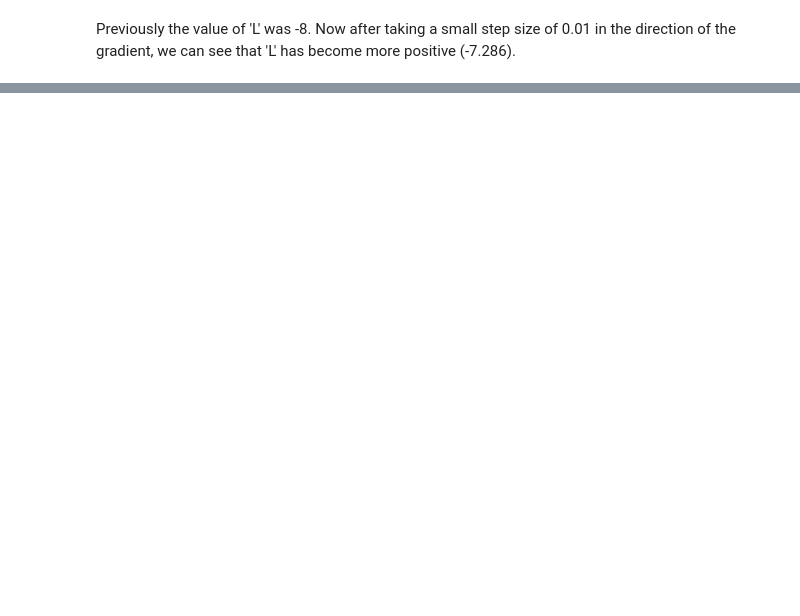
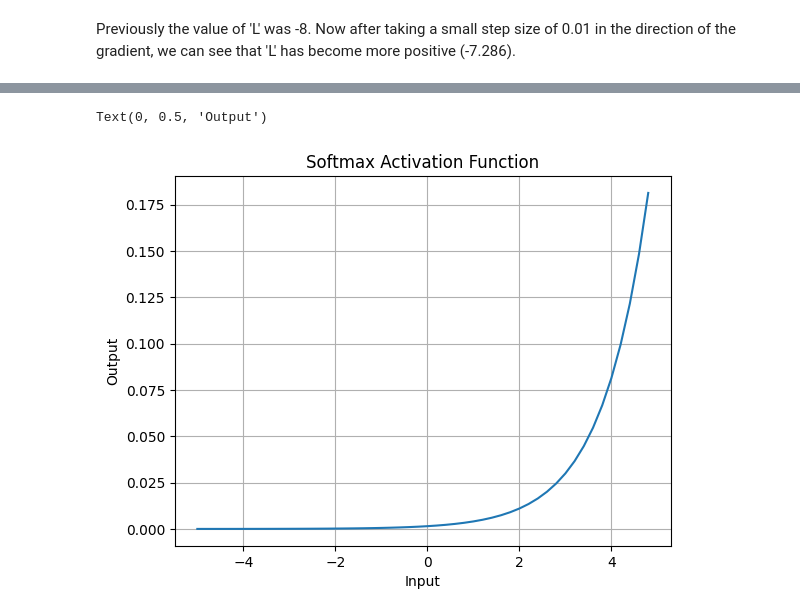
Before and after one commit to rkaushick-neu/micrograd, a Jupyter notebook: micrograd_notebook.ipynb, the cells around one changed output, grey strips where cells are left out. Saved outputs shown, nothing was run; the diff lists cells and outputs as text; code cells hidden in the pictures; blank space fills up the shorter version.

```diff
--- a/micrograd_notebook.ipynb
+++ b/micrograd_notebook.ipynb
@@ -475,0 +517,8 @@ plt.plot(np.arange(-5,5,0.2), np.tanh(np.arange(-5,5,0.2))); plt.grid();
+# %%
+plt.plot(x, softmax(x)); plt.grid()
+plt.title('Softmax Activation Function')
+plt.xlabel('Input')
+plt.ylabel('Output')
+# %% [output]
+Text(0, 0.5, 'Output')
+[figure, added]
```
Also changed, not shown: parts of 14 cells of this notebook, 1 other file.
